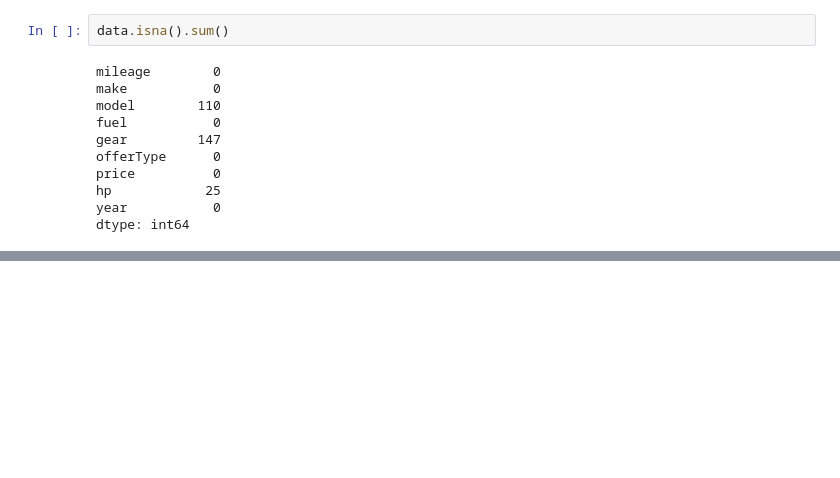
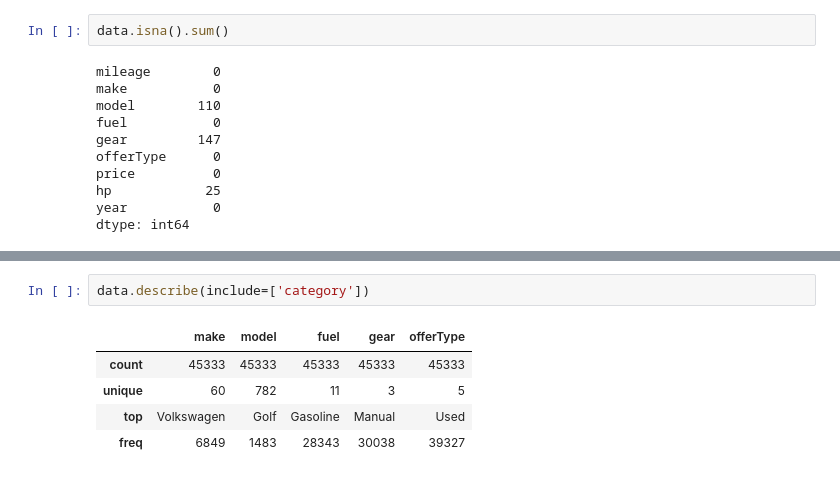
Before and after one commit to sh1rokovs/Machine_Learning_Car_Price, a Jupyter notebook: taskClassified.ipynb, the cells around one changed output, grey strips where cells are left out. Drawn from its saved outputs; the diff is of its cells as text; blank space fills up the shorter version.

```diff
--- a/taskClassified.ipynb
+++ b/taskClassified.ipynb
@@ -501,0 +541,8 @@ dtype: int64
+# %%
+data.describe(include=['category'])
+# %% [output]
+|  | make | model | fuel | gear | offerType |
+| count | 45333 | 45333 | 45333 | 45333 | 45333 |
+| unique | 60 | 782 | 11 | 3 | 5 |
+| top | Volkswagen | Golf | Gasoline | Manual | Used |
+| freq | 6849 | 1483 | 28343 | 30038 | 39327 |
```
Also changed, not shown: parts of 7 cells of this notebook.
